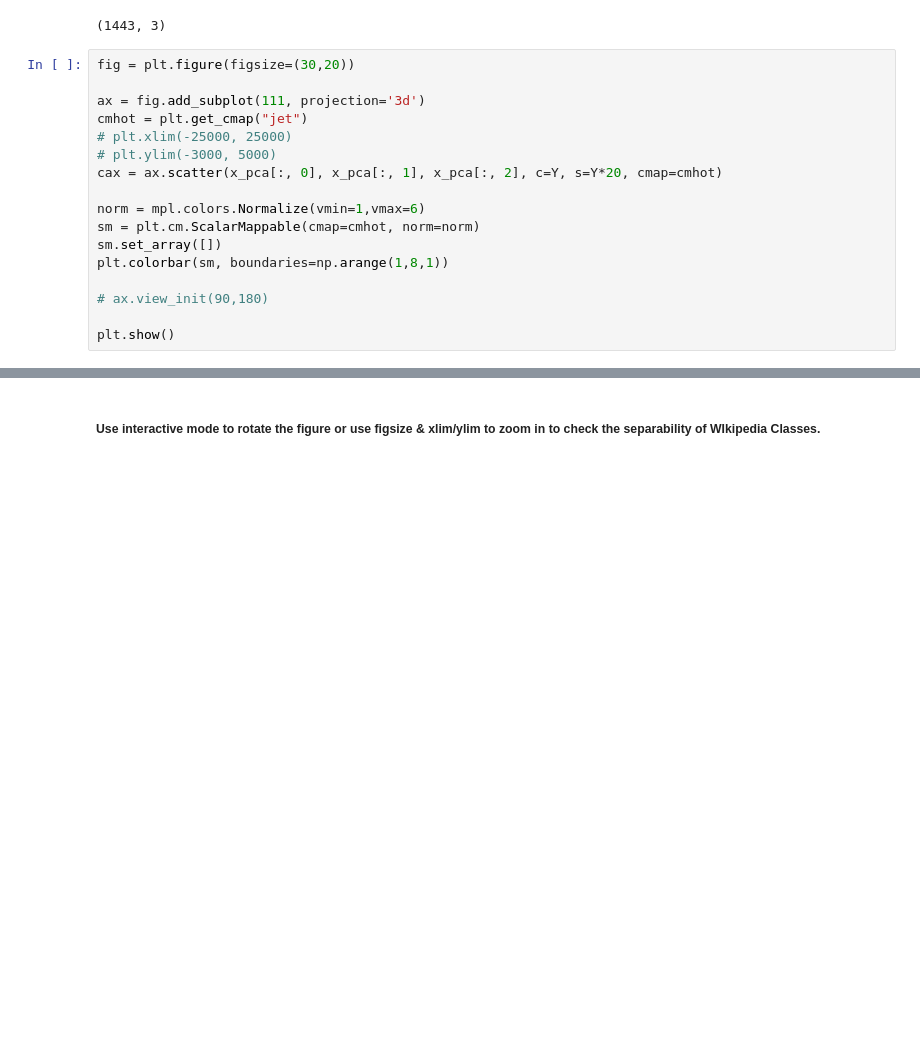
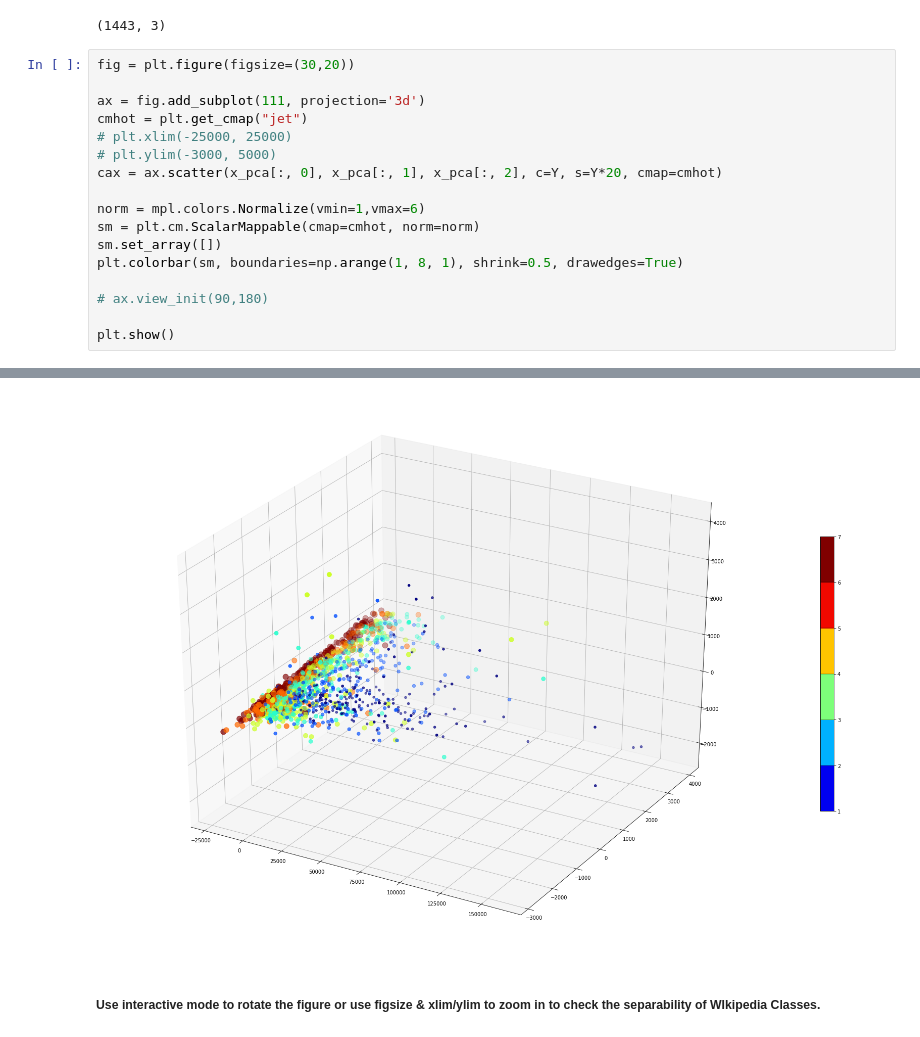
Before and after one commit to Nix07/WikiClass-Prediction, a Jupyter notebook: Wiki Prediction.ipynb, the cells around one changed output, grey strips where cells are left out. Saved outputs shown, nothing was run; the diff lists cells and outputs as text; blank space fills up the shorter version.

```diff
--- a/Wiki Prediction.ipynb
+++ b/Wiki Prediction.ipynb
@@ -86,7 +86,7 @@ cax = ax.scatter(x_pca[:, 0], x_pca[:, 1], x_pca[:, 2], c=Y, s=Y*20, cmap=cmhot)
 norm = mpl.colors.Normalize(vmin=1,vmax=6)
 sm = plt.cm.ScalarMappable(cmap=cmhot, norm=norm)
 sm.set_array([])
-plt.colorbar(sm, boundaries=np.arange(1,8,1))
+plt.colorbar(sm, boundaries=np.arange(1, 8, 1), shrink=0.5, drawedges=True)
 
 # ax.view_init(90,180)
 
@@ -97,2 +95,3 @@ plt.show()
+[figure, added]
 # %% [markdown]
 ##### Use interactive mode to rotate the figure or use figsize & xlim/ylim to zoom in to check the separability of WIkipedia Classes.
```
Also changed, not shown: parts of 8 cells of this notebook.
